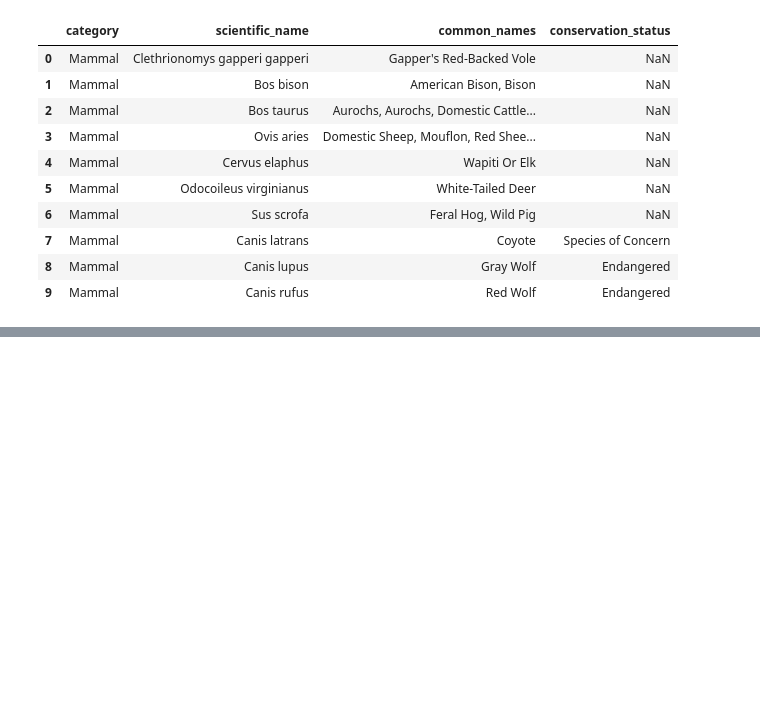
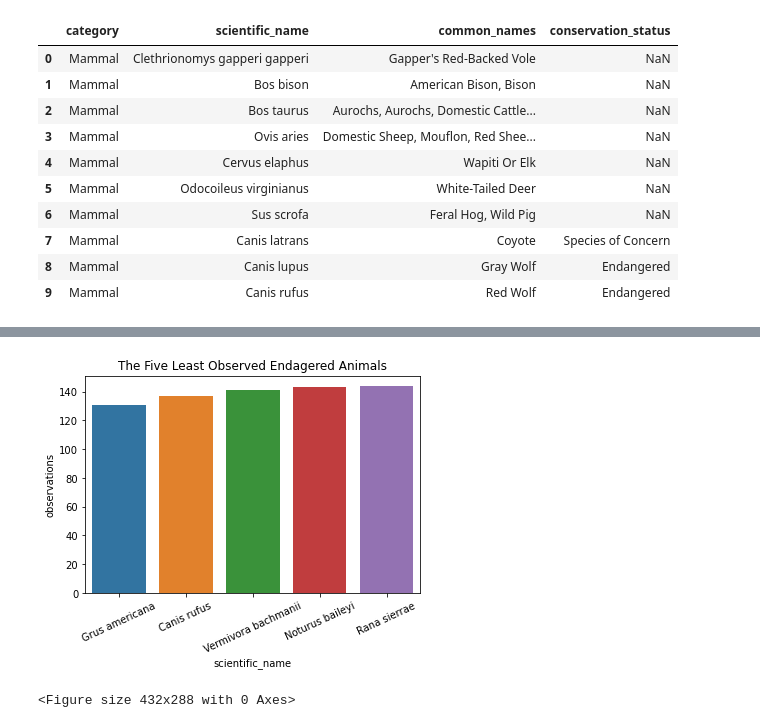
Before and after one commit to szayed99/Biodiversity, a Jupyter notebook: biodiversity.ipynb, the cells around one changed output, grey strips where cells are left out. Cells and saved outputs as stored; diff of their text form; code cells hidden in the pictures; blank space fills up the shorter version.

```diff
--- a/biodiversity.ipynb
+++ b/biodiversity.ipynb
@@ -132,0 +158,15 @@ Fish: 0.0000 %
+# %%
+endangered_df = full_df[full_df.conservation_status == "Endangered"].reset_index()
+# %%
+name_obs_end = endangered_df[
+    ["scientific_name", "observations", "category"]
+    ].groupby(
+    ["scientific_name", "category"]
+    ).observations.sum(
+    ).reset_index(
+    ).sort_values(
+    by = "observations"
+    ).reset_index(
+    drop = True
+    )
+name_obs_end.head(10)
@@ -132,0 +185,9 @@ Fish: 0.0000 %
+# %%
+sns.barplot(data = name_obs_end.iloc[0:5], x = "scientific_name", y = "observations")
+plt.xticks(rotation=25)
+plt.title("The Five Least Observed Endagered Animals")
+plt.show()
+plt.clf()
+# %% [output]
+[figure, added]
+<Figure size 432x288 with 0 Axes>
```
Also changed, not shown: parts of 33 cells of this notebook.
